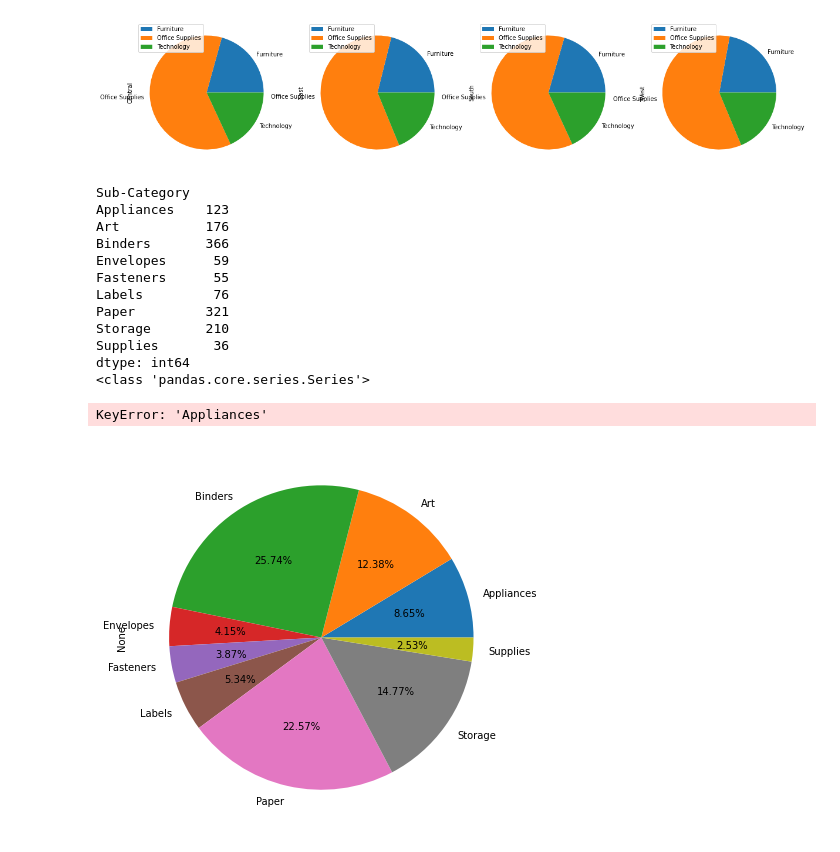
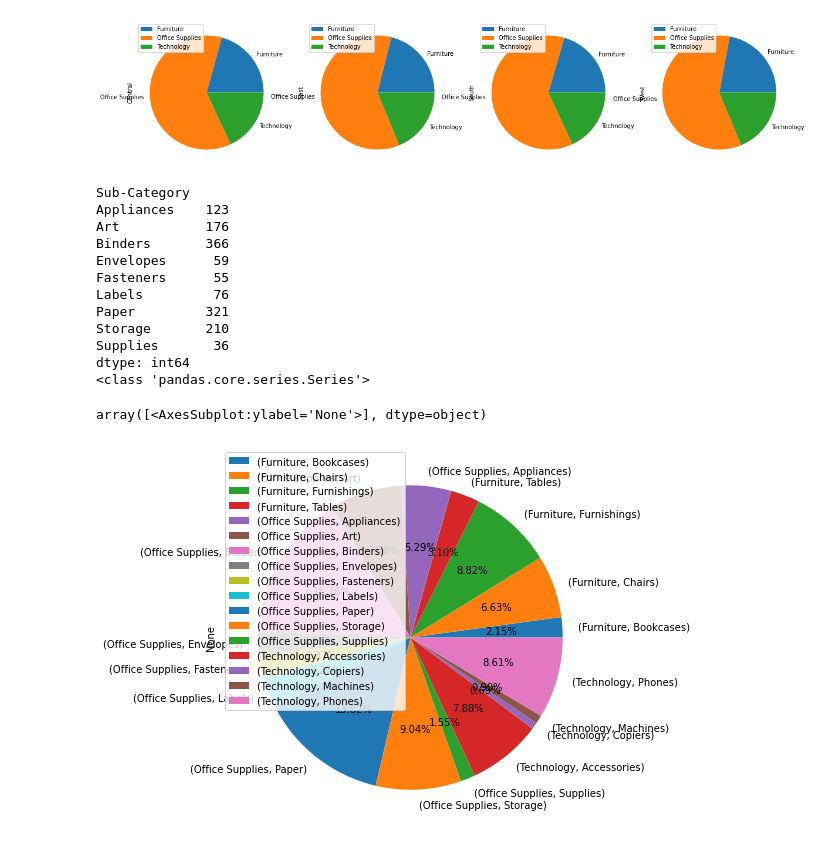
Before and after one commit to Debuggers404/E-commerce-IBM-HACK-CHALLENGE, a Jupyter notebook: Untitled.ipynb, the cells around one changed output. Cells and saved outputs as stored; diff of their text form; code cells hidden in the pictures.

```diff
--- a/Untitled.ipynb
+++ b/Untitled.ipynb
@@ -169,22 +169,22 @@ array([<AxesSubplot:ylabel='Central'>, <AxesSubplot:ylabel='East'>,
 # %%
 temp2=data.groupby(["Region","Category","Sub-Category"]).size()
 print(temp2["Central"]["Office Supplies"])
 print(type(temp2["Central"]["Office Supplies"]))
 temp2["Central"]["Office Supplies"].plot(kind="pie",figsize=[7,7],subplots=True,autopct='%1.2f%%',legend=True)
-temp2 = temp2["Appliances"]
+#temp2 = temp2["Appliances"]
 #temp2.plot(kind="pie",figsize=[7,7],subplots=True,autopct='%1.2f%%')
 # %% [output]
 Sub-Category
 Appliances    123
 Art           176
 Binders       366
 Envelopes      59
 Fasteners      55
 Labels         76
 Paper         321
 Storage       210
 Supplies       36
 dtype: int64
 <class 'pandas.core.series.Series'>
-KeyError: 'Appliances'
+array([<AxesSubplot:ylabel='None'>], dtype=object)
-[figure, old version]
+[figure, new version]
```
